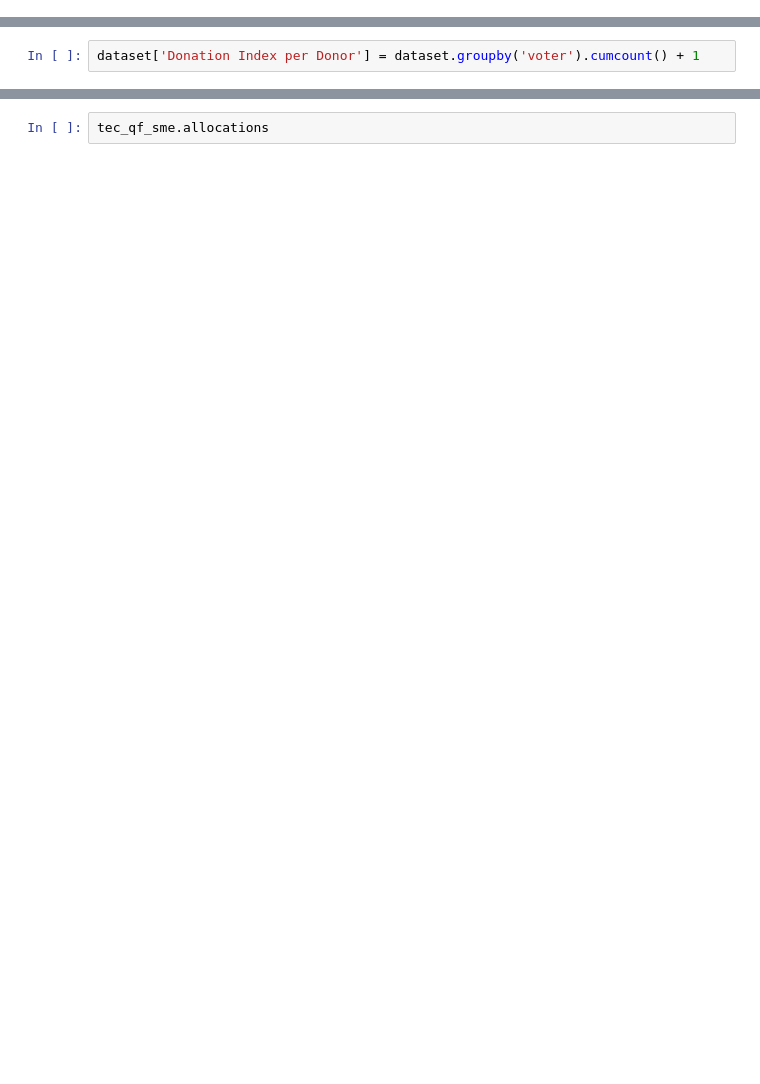
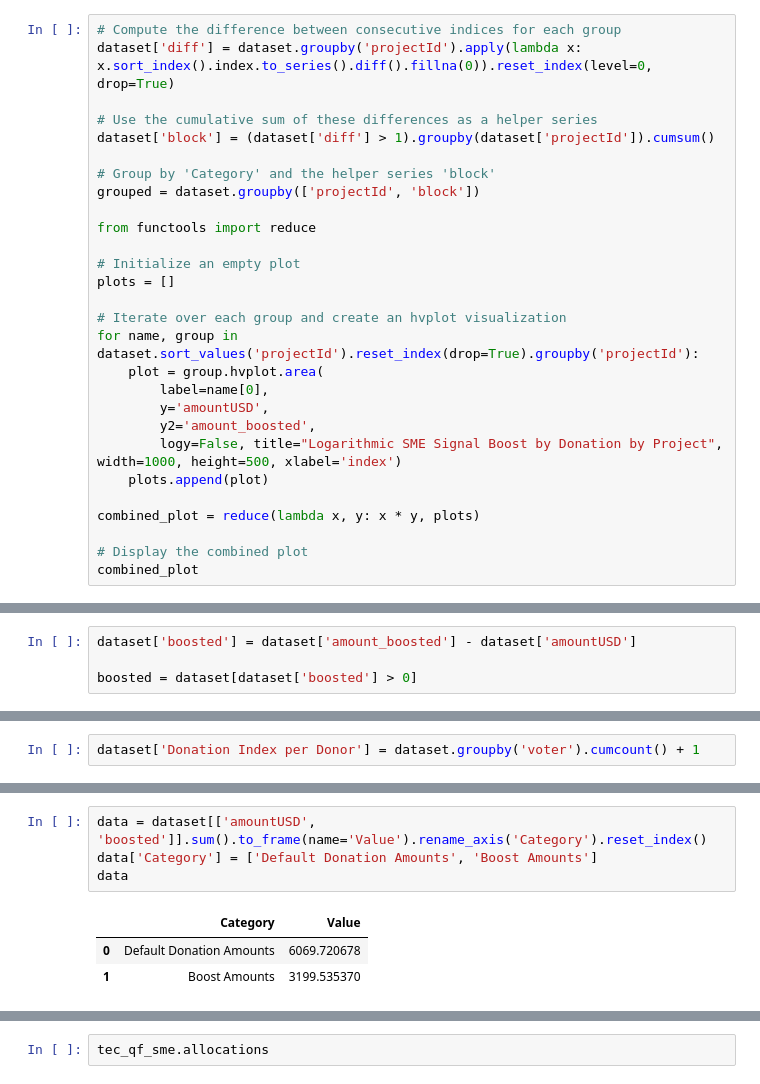
Before and after one commit to CommonsBuild/tqf, a Jupyter notebook: tegr1-b.ipynb, the cells around one changed output, grey strips where cells are left out. Drawn from its saved outputs; the diff is of its cells as text; blank space fills up the shorter version.

Commit message:
Incremental visualizations in tegr1-b.

```diff
--- a/tegr1-b.ipynb
+++ b/tegr1-b.ipynb
@@ -158,0 +197,28 @@ dataset.hvplot.area(y='amountUSD', y2='amount_boosted', logy=True, color='green'
+# %%
+# Compute the difference between consecutive indices for each group
+dataset['diff'] = dataset.groupby('projectId').apply(lambda x: x.sort_index().index.to_series().diff().fillna(0)).reset_index(level=0, drop=True)
+
+# Use the cumulative sum of these differences as a helper series
+dataset['block'] = (dataset['diff'] > 1).groupby(dataset['projectId']).cumsum()
+
+# Group by 'Category' and the helper series 'block'
+grouped = dataset.groupby(['projectId', 'block'])
+
+from functools import reduce
+
+# Initialize an empty plot
+plots = []
+
+# Iterate over each group and create an hvplot visualization
+for name, group in dataset.sort_values('projectId').reset_index(drop=True).groupby('projectId'):
+    plot = group.hvplot.area(
+        label=name[0],
+        y='amountUSD',
+        y2='amount_boosted',
+        logy=False, title="Logarithmic SME Signal Boost by Donation by Project", width=1000, height=500, xlabel='index')
+    plots.append(plot)
+
+combined_plot = reduce(lambda x, y: x * y, plots)
+
+# Display the combined plot
+combined_plot
@@ -158,0 +227,4 @@ dataset.hvplot.area(y='amountUSD', y2='amount_boosted', logy=True, color='green'
+# %%
+dataset['boosted'] = dataset['amount_boosted'] - dataset['amountUSD']
+
+boosted = dataset[dataset['boosted'] > 0]
@@ -185,0 +476,8 @@ WARNING:param.OverlayPlot112156: Logarithmic axis range encountered value less t
+# %%
+data = dataset[['amountUSD', 'boosted']].sum().to_frame(name='Value').rename_axis('Category').reset_index()
+data['Category'] = ['Default Donation Amounts', 'Boost Amounts']
+data
+# %% [output]
+|  | Category | Value |
+| 0 | Default Donation Amounts | 6069.720678 |
+| 1 | Boost Amounts | 3199.535370 |
```
Also changed, not shown: parts of 18 cells of this notebook, 3 other files.
